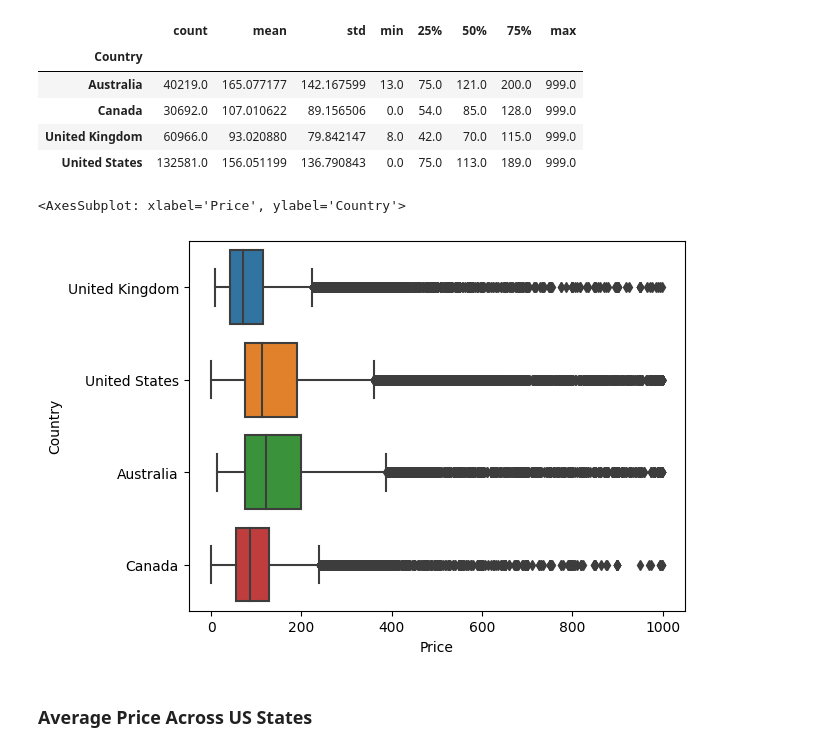
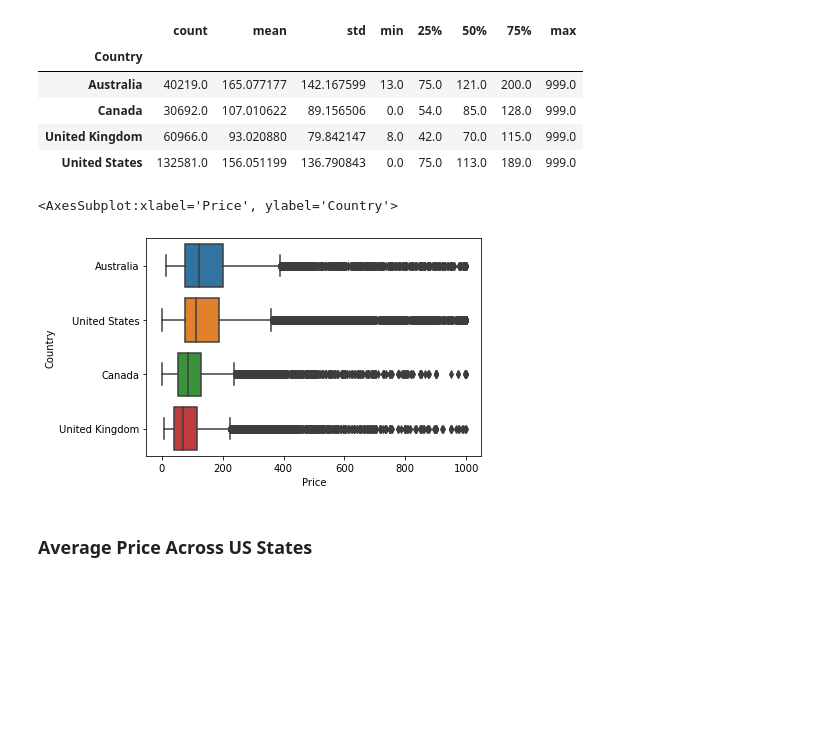
Before and after one commit to mahalrs/airbnb-autopilot, a Jupyter notebook: notebooks/data_exploration.ipynb, the cells around one changed output. Saved outputs shown, nothing was run; the diff lists cells and outputs as text; code cells hidden in the pictures; blank space fills up the shorter version.

Commit message:
editions in data visulization part and its slides

```diff
--- a/notebooks/data_exploration.ipynb
+++ b/notebooks/data_exploration.ipynb
@@ -6,7 +6,7 @@ import seaborn as sns
 # %%
 pd.options.display.max_columns = None
 # %%
-listings_df = pd.read_parquet('../data/raw/airbnb_listings_v1.0.parquet')
+listings_df = pd.read_parquet('../data/raw/airbnb_listings_v1.0.parquet',engine='pyarrow')
 listings_df.head()
 # %% [output]
 |  | ID | Name | Host ID | Host Since | Host Response Time | Host Response Rate | Host Acceptance Rate | ... |
@@ -76,6 +76,7 @@ listings_df['State'] = listings_df['State'].apply(lambda x: x.upper() if type(x)
 # %%
 tc = ['United States', 'United Kingdom', 'Australia', 'Canada']
 listings_tc = listings_df.loc[listings_df['Country'].isin(tc)]
+listings_tc = listings_tc.set_index('ID')
 print(listings_tc.shape)
 listings_tc.head()
 # %% [output]
@@ -98,10 +120,10 @@ listings_tc.groupby('Country')['Price'].describe()
 | United Kingdom | 60966.0 | 93.020880 | 79.842147 | 8.0 | 42.0 | 70.0 | 115.0 | 999.0 |
 | United States | 132581.0 | 156.051199 | 136.790843 | 0.0 | 75.0 | 113.0 | 189.0 | 999.0 |
 # %%
-sns.boxplot(data=listings_tc, x='Price', y='Country')
+sns.boxplot(data=listings_tc, x='Price', y='Country',order=['Australia','United States','Canada','United Kingdom'])
 # %% [output]
-<AxesSubplot: xlabel='Price', ylabel='Country'>
+<AxesSubplot:xlabel='Price', ylabel='Country'>
-[figure, old version]
+[figure, new version]
 # %% [markdown]
 ### Average Price Across US States
 # %%
```
Also changed, not shown: parts of 5 cells of this notebook, 5 other files.
